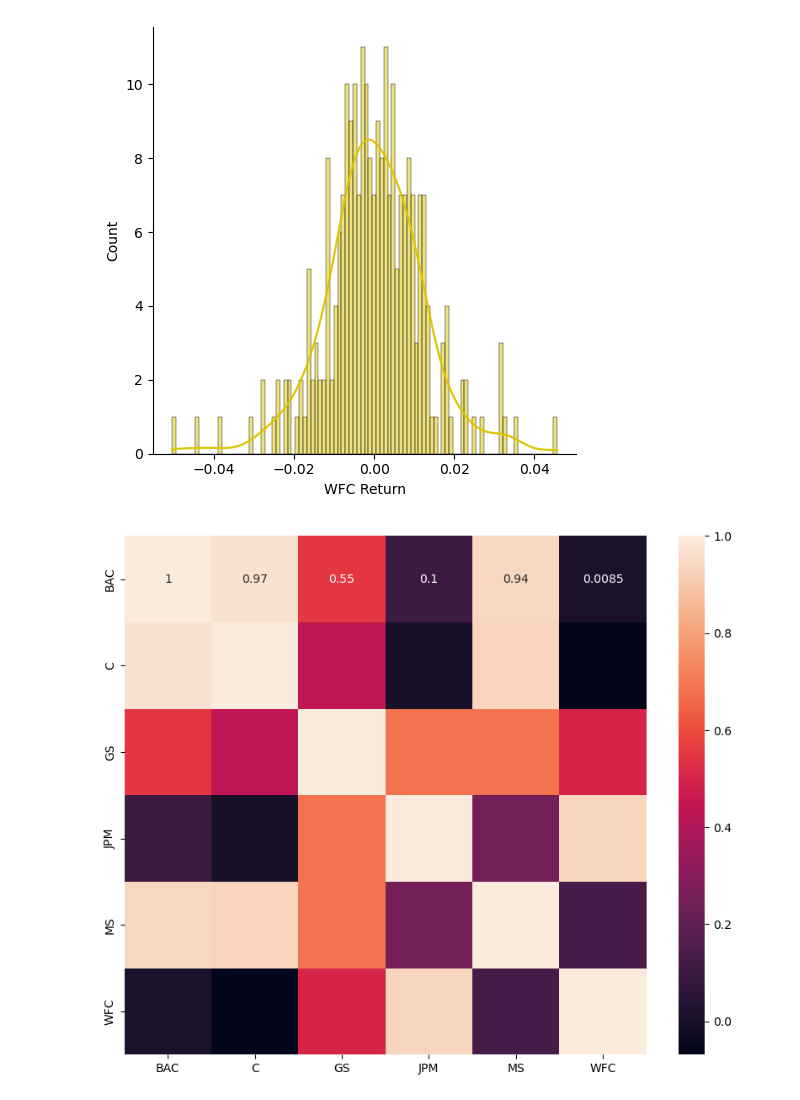
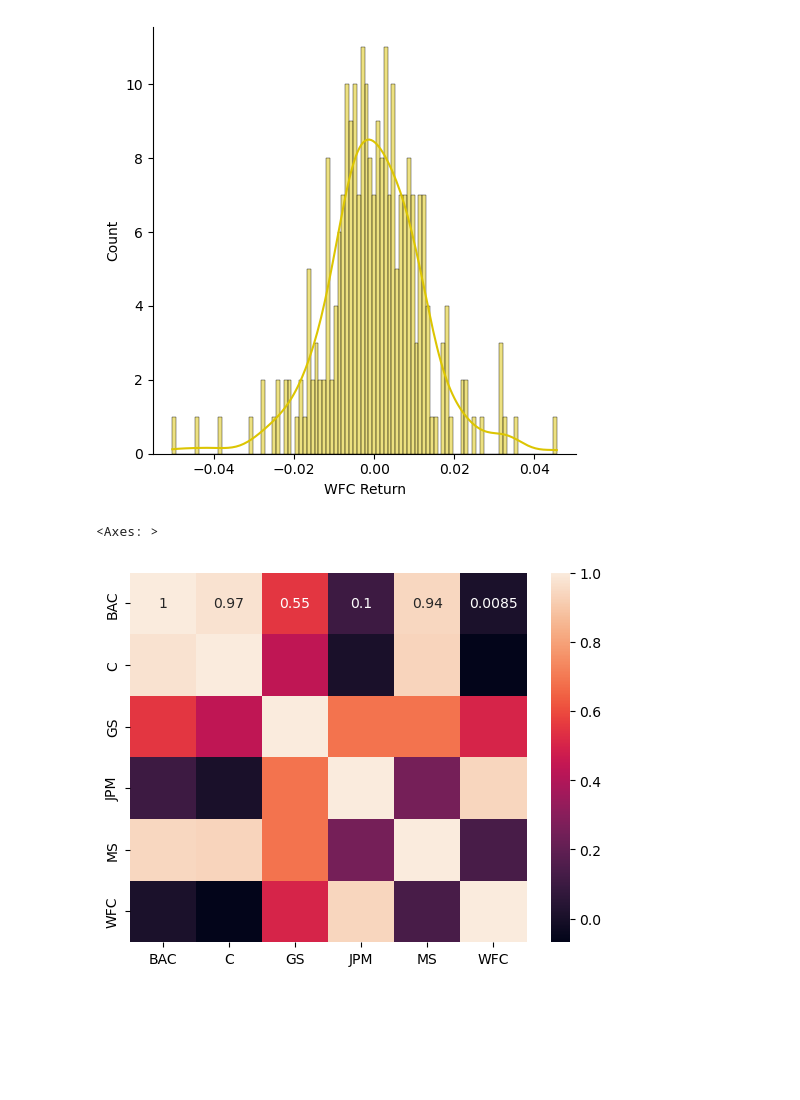
Before and after one commit to ziqiqiiii/EDA_banks_stock_prices, a Jupyter notebook: Finance_data_analysis_solution.ipynb, the cells around one changed output. Cells and saved outputs as stored; diff of their text form; code cells hidden in the pictures; blank space fills up the shorter version.

```diff
--- a/Finance_data_analysis_solution.ipynb
+++ b/Finance_data_analysis_solution.ipynb
@@ -290,8 +290,7 @@ sns.displot(returns['2015-01-01':'2015-12-31']['WFC Return'], color=(220/255, 19
 # %%
 corr = DF.xs('Close', axis=1).corr()
 # %%
-plt.figure(figsize = (10,8))
 sns.heatmap(corr, annot=True)
-plt.show()
 # %% [output]
+<Axes: >
-[figure, old version]
+[figure, new version]
```
